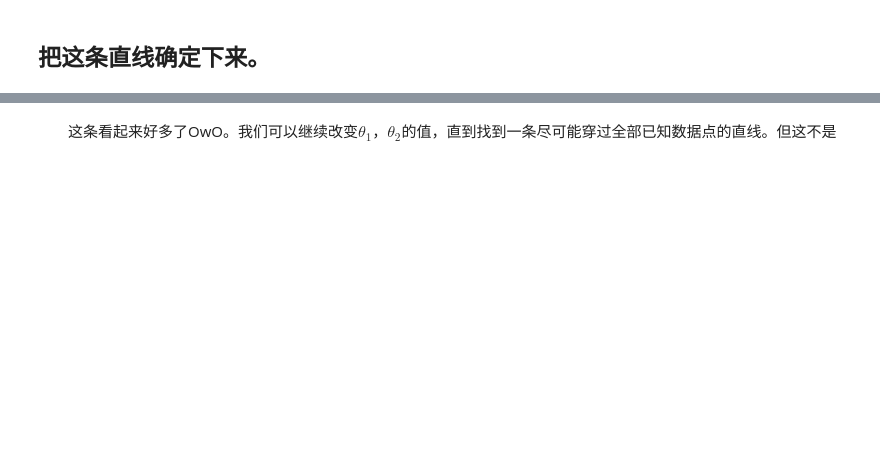
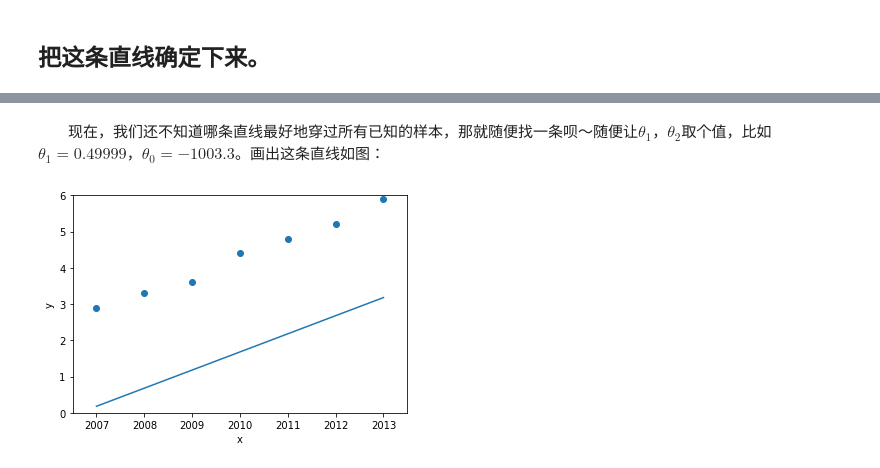
Before and after one commit to Chunngai/notes, a Jupyter notebook: machine learning/linear regression/linear regression.ipynb, the cells around one changed output, grey strips where cells are left out. Cells and saved outputs as stored; diff of their text form; code cells hidden in the pictures; blank space fills up the shorter version.

```diff
--- a/machine learning/linear regression/linear regression.ipynb
+++ b/machine learning/linear regression/linear regression.ipynb
@@ -109,11 +115,0 @@ $$\hat y = \theta_1 \cdot x + \theta_0 \tag{2}$$
-# %%
-def f1(x):
-    return x * 0.2 - 500
-
-plt.scatter(x, y)
-for i, j in zip(x, y):
-    plt.text(i, j, (i,j), ha='center', va='bottom', fontsize=10)
-plt.plot([2006, 2013], [f1(2006), f1(2013)])
-plt.xlabel("x")
-plt.ylabel("y")
-plt.show()
@@ -143,2 +116,15 @@ plt.show()
-# %% [markdown]
-&emsp;&emsp;这条看起来好多了OwO。我们可以继续改变$\theta_1$，$\theta_2$的值，直到找到一条尽可能穿过全部已知数据点的直线。但这不是
+# %% [markdown]
+&emsp;&emsp;现在，我们还不知道哪条直线最好地穿过所有已知的样本，那就随便找一条呗～随便让$\theta_1$，$\theta_2$取个值，比如$\theta_1 = 0.49999$，$\theta_0 = -1003.3$。画出这条直线如图：
+# %%
+def f1(x):
+    return x * 0.49999 - 1003.3
+
+plt.scatter(x, y)
+plt.plot([2007, 2013], [f1(2007), f1(2013)])
+plt.axis([2006.5, 2013.5, -100, 25])
+plt.axis([2006.5, 2013.5, 0, 6])
+plt.xlabel("x")
+plt.ylabel("y")
+plt.show()
+# %% [output]
+[figure, added]
```
Also changed, not shown: parts of 72 cells of this notebook, 9 other files.
